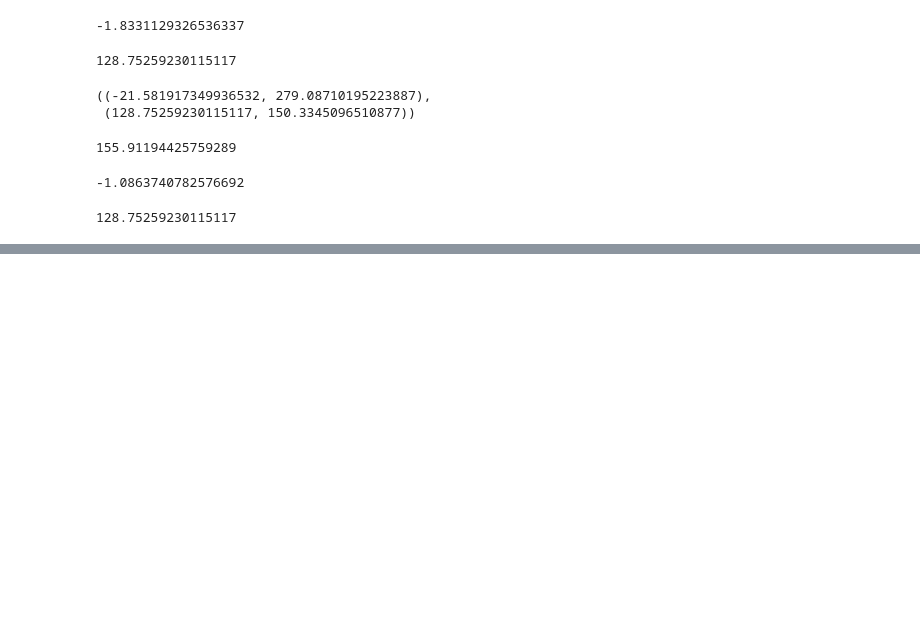
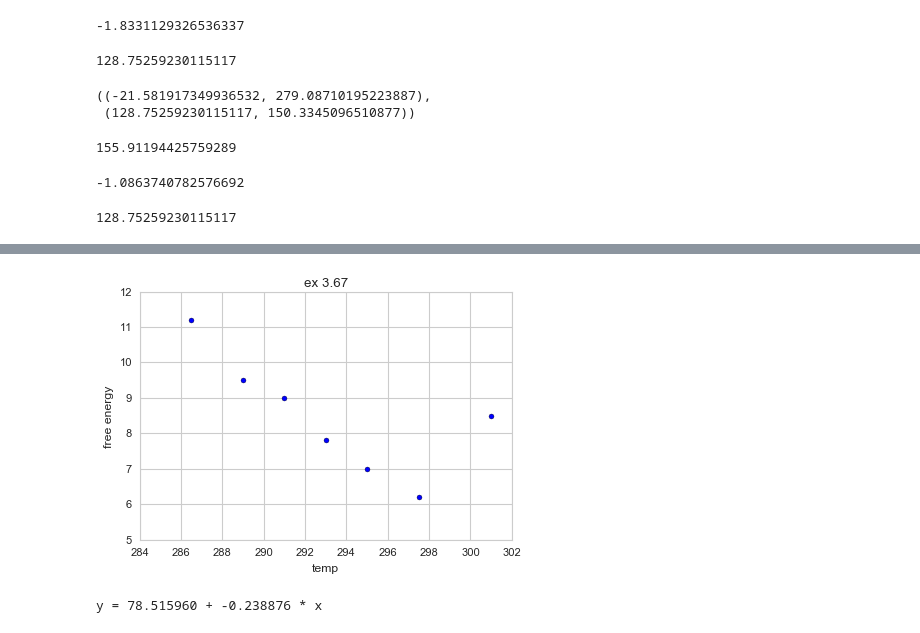
Before and after one commit to rickhaffey/stats-rams, a Jupyter notebook: exercises/Chapter 03 - Exercises.ipynb, the cells around one changed output, grey strips where cells are left out. Drawn from its saved outputs; the diff is of its cells as text; code cells hidden in the pictures; blank space fills up the shorter version.

```diff
--- a/exercises/Chapter 03 - Exercises.ipynb
+++ b/exercises/Chapter 03 - Exercises.ipynb
@@ -897,0 +1117,18 @@ b0 + b1 * 25
+# %%
+plt.scatter(seedgerm.temp, seedgerm.free_energy)
+
+plt.xlabel("temp")
+plt.ylabel("free energy")
+plt.title("ex 3.67");
+# %% [output]
+[figure, added]
+# %%
+# b
+n = len(seedgerm)
+SSxy = seedgerm.cov()['temp']['free_energy'] * (n - 1)
+SSxx = seedgerm.temp.var() * (n - 1)
+beta1 = SSxy / SSxx
+beta0 = seedgerm.free_energy.mean() - beta1 * seedgerm.temp.mean()
+print("y = %f + %f * x" % (beta0, beta1))
+# %% [output]
+y = 78.515960 + -0.238876 * x
```
Also changed, not shown: parts of 61 cells of this notebook.
